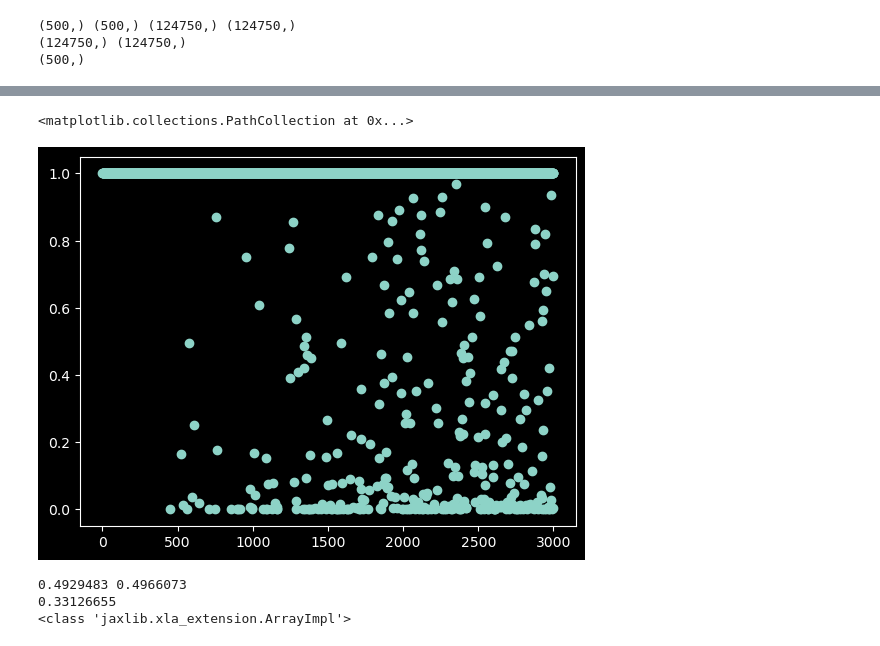
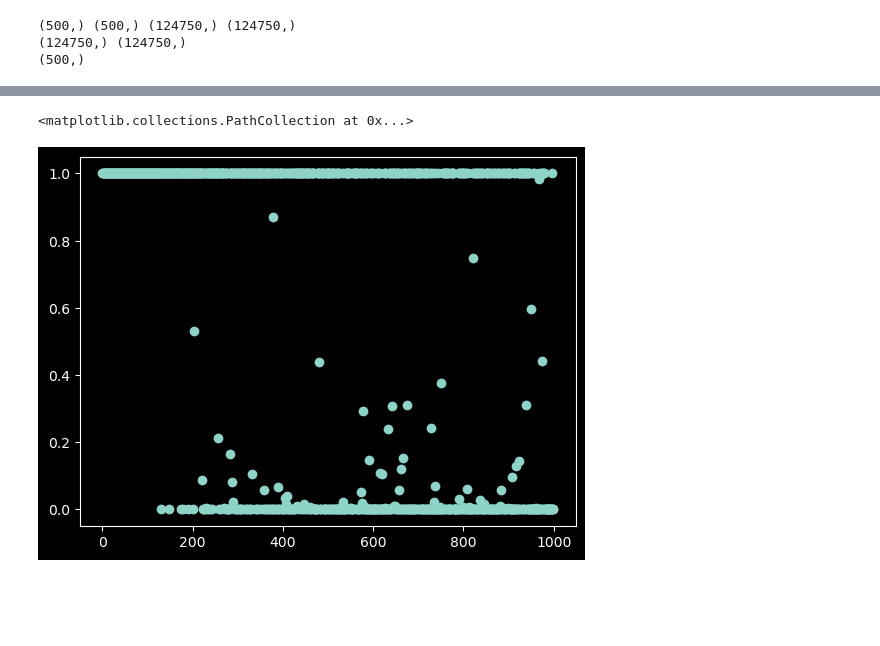
Before and after one commit to barwein/BayesProxyNets, a Jupyter notebook: src/test_discrete_sampling.ipynb, the cells around one changed output, grey strips where cells are left out. Saved outputs shown, nothing was run; the diff lists cells and outputs as text; code cells hidden in the pictures; blank space fills up the shorter version.

```diff
--- a/src/test_discrete_sampling.ipynb
+++ b/src/test_discrete_sampling.ipynb
@@ -356,8 +387,9 @@ theta_n = theta_n.at[1].set(theta_n[1] - 1.5)
 # test A_star update
 
 # alpha = jnp.log(2.0)
-alpha = 1.0
-n_iter = 3000
+step_size = 1.0
+n_iter = 1000
+# n_iter = 3000
 new_triu_star = triu_star_noisy
 # new_triu_star = triu_obs
 exposures_lst = [compute_exposures(new_triu_star, Z)]
@@ -371,8 +403,8 @@ start = time.time()
 for i in tqdm(range(int(n_iter))):
     key, _ = random.split(key)
 
-    new_triu_star, acc, logpost = triu_star_update(new_triu_star, triu_obs, df_edges,
-                                      theta, gamma, Y, x, Z, eta, key, alpha=alpha)
+    new_triu_star, acc, logpost = triu_star_update(key, new_triu_star, triu_obs, df_edges,
+                                      theta, gamma, Y, x, Z, eta, step_size)
     # new_triu_star, acc, cur_scores, cur_logpost = triu_star_update(new_triu_star,
     #                                                                cur_scores, cur_logpost,
     #                                                                 triu_obs, df_edges,
@@ -412,14 +432,18 @@ start = time.time()
 
 def scan_body(carry, i):
     # Unpack carry
-    key, new_triu_star, alpha, window_acceptances = carry
+    key, new_triu_star, step_size, window_acceptances = carry
 
     # Original loop body
     key, subkey = random.split(key)
-    new_triu_star, acc, logpost = triu_star_update(
-        new_triu_star, triu_obs, df_edges,
-        theta, gamma, Y, x, Z, eta, subkey, alpha=alpha
+    state, info = triu_star_kernel(
+        subkey, new_triu_star, triu_obs, df_edges,
+        theta, gamma, Y, x, Z, eta, step_size
     )
+    # new_triu_star, acc, logpost = triu_star_update(
+    #     subkey, new_triu_star, triu_obs, df_edges,
+    #     theta, gamma, Y, x, Z, eta, step_size
+    # )
 
     # Run triu_star_update 10 times
     # def inner_loop(j, loop_carry):
@@ -440,20 +464,23 @@ def scan_body(carry, i):
     #     (subkey, new_triu_star, 0.0, 0)  # initial values
     # )
 
-    exposures_s = compute_exposures(new_triu_star, Z)
+    # exposures_s = compute_exposures(new_triu_star, Z)
 
     # Handle adaptive step size
-    window_acceptances = window_acceptances.at[i % ADAPT_WINDOW].set(acc)
-    new_alpha = jax.lax.cond(
+    window_acceptances = window_acceptances.at[i % ADAPT_WINDOW].set(info.acceptance_rate)
+    new_step_size = jax.lax.cond(
         i % ADAPT_WINDOW == ADAPT_WINDOW - 1,
         lambda t: adaptive_step_size(t[0], jnp.mean(t[1])),
         lambda t: t[0],
-        (alpha, window_acceptances)
+        (step_size, window_acceptances)
     )
 
     # Return carry and outputs
-    new_carry = (key, new_triu_star, new_alpha, window_acceptances)
-    outputs = (exposures_s, acc, logpost, new_alpha)
+    # new_carry = (key, new_triu_star, new_step_size, window_acceptances)
+    new_carry = (key, state.positions, new_step_size, window_acceptances)
+    outputs = (state.positions, info.acceptance_rate, state.logdensity, new_step_size)
+    # outputs = (new_triu_star, acc, logpost, new_step_size)
+    # outputs = (exposures_s, acc, logpost, new_alpha)
 
     return new_carry, outputs
 
@@ -463,11 +490,11 @@ window_acceptances = jnp.zeros(ADAPT_WINDOW)
 init_carry = (key, triu_star_noisy, 1.0, window_acceptances)
 
 # Run scan
-final_carry, (exposures_sc, acceptance_rates_sc, log_post_sc, alphas_sc) = jax.lax.scan(
+final_carry, (new_triu_star, acceptance_rates_sc, log_post_sc, alphas_sc) = jax.lax.scan(
     scan_body,
     init_carry,
     # jnp.arange(n_iter)
-    jnp.arange(3000)
+    jnp.arange(1000)
 )
 
 
@@ -494,13 +522,5 @@ print(jnp.arange(1000).shape, acceptance_rates_sc.shape, acceptance_rates_sc.mea
 # %%
-plt.scatter(jnp.arange(3000),acceptance_rates_sc)
+plt.scatter(jnp.arange(1000),acceptance_rates_sc)
 # %% [output]
 <matplotlib.collections.PathCollection at 0x...>
-[figure, old version]
+[figure, new version]
-# %%
-print(alphas_sc[-1],alpha)
-print(exposures.mean())
-print(type(jnp.array(exposures_sc)))
-# %% [output]
-0.4929483 0.4966073
-0.33126655
-<class 'jaxlib.xla_extension.ArrayImpl'>
```
Also changed, not shown: parts of 47 cells of this notebook.
